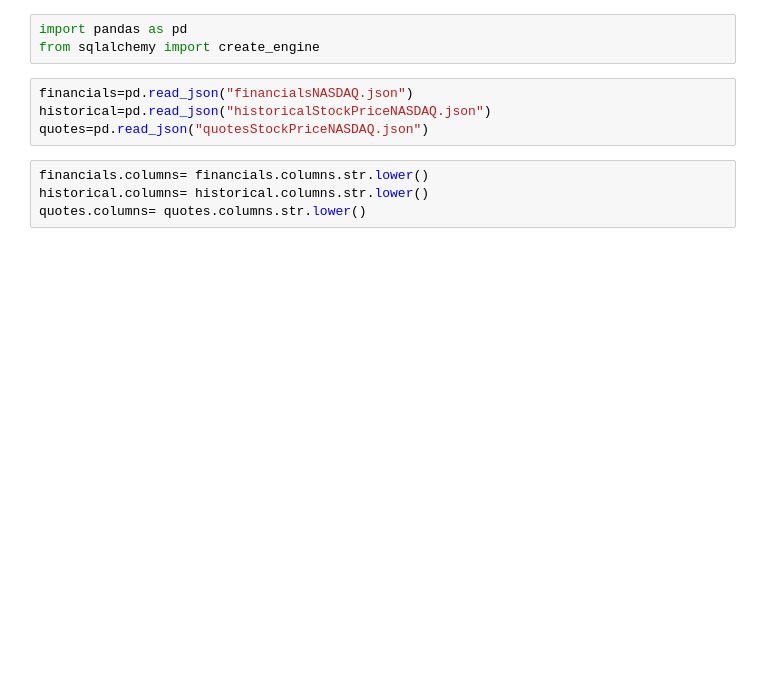
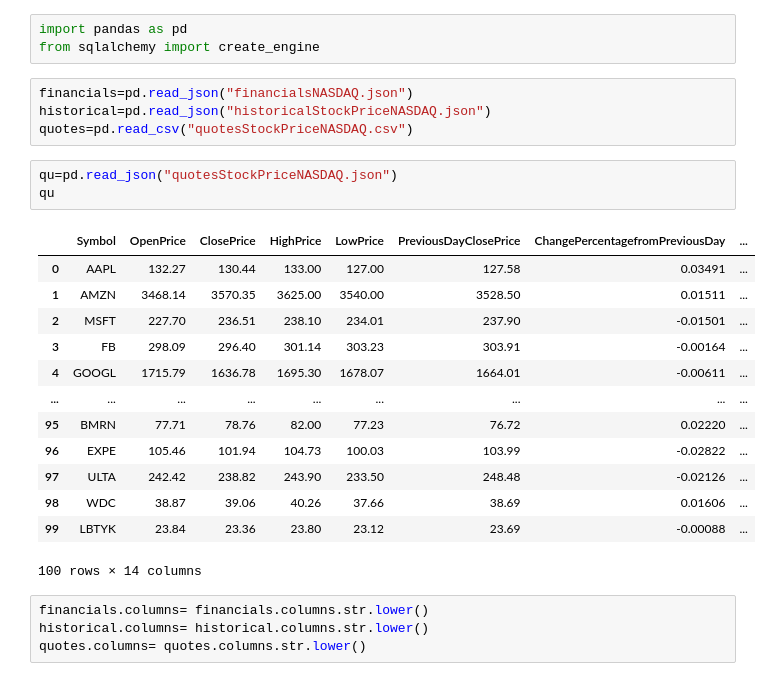
Before and after one commit to odindeltoro/Team-project-StockMarket, a Jupyter notebook: Data_Sources/APP/Databases/Untitled.ipynb, the cells around one changed output. Drawn from its saved outputs; the diff is of its cells as text; blank space fills up the shorter version.

```diff
--- a/Data_Sources/APP/Databases/Untitled.ipynb
+++ b/Data_Sources/APP/Databases/Untitled.ipynb
@@ -4,7 +4,24 @@ from sqlalchemy import create_engine
 # %%
 financials=pd.read_json("financialsNASDAQ.json")
 historical=pd.read_json("historicalStockPriceNASDAQ.json")
-quotes=pd.read_json("quotesStockPriceNASDAQ.json")
+quotes=pd.read_csv("quotesStockPriceNASDAQ.csv")
+# %%
+qu=pd.read_json("quotesStockPriceNASDAQ.json")
+qu
+# %% [output]
+|  | Symbol | OpenPrice | ClosePrice | HighPrice | LowPrice | PreviousDayClosePrice | ChangePercentagefromPreviousDay | ... |
+| 0 | AAPL | 132.27 | 130.44 | 133.00 | 127.00 | 127.58 | 0.03491 | ... |
+| 1 | AMZN | 3468.14 | 3570.35 | 3625.00 | 3540.00 | 3528.50 | 0.01511 | ... |
+| 2 | MSFT | 227.70 | 236.51 | 238.10 | 234.01 | 237.90 | -0.01501 | ... |
+| 3 | FB | 298.09 | 296.40 | 301.14 | 303.23 | 303.91 | -0.00164 | ... |
+| 4 | GOOGL | 1715.79 | 1636.78 | 1695.30 | 1678.07 | 1664.01 | -0.00611 | ... |
+| ... | ... | ... | ... | ... | ... | ... | ... | ... |
+| 95 | BMRN | 77.71 | 78.76 | 82.00 | 77.23 | 76.72 | 0.02220 | ... |
+| 96 | EXPE | 105.46 | 101.94 | 104.73 | 100.03 | 103.99 | -0.02822 | ... |
+| 97 | ULTA | 242.42 | 238.82 | 243.90 | 233.50 | 248.48 | -0.02126 | ... |
+| 98 | WDC | 38.87 | 39.06 | 40.26 | 37.66 | 38.69 | 0.01606 | ... |
+| 99 | LBTYK | 23.84 | 23.36 | 23.80 | 23.12 | 23.69 | -0.00088 | ... |
+100 rows × 14 columns
 # %%
 financials.columns= financials.columns.str.lower()
 historical.columns= historical.columns.str.lower()
```
Also changed, not shown: parts of 4 cells of this notebook, 21 other files.
